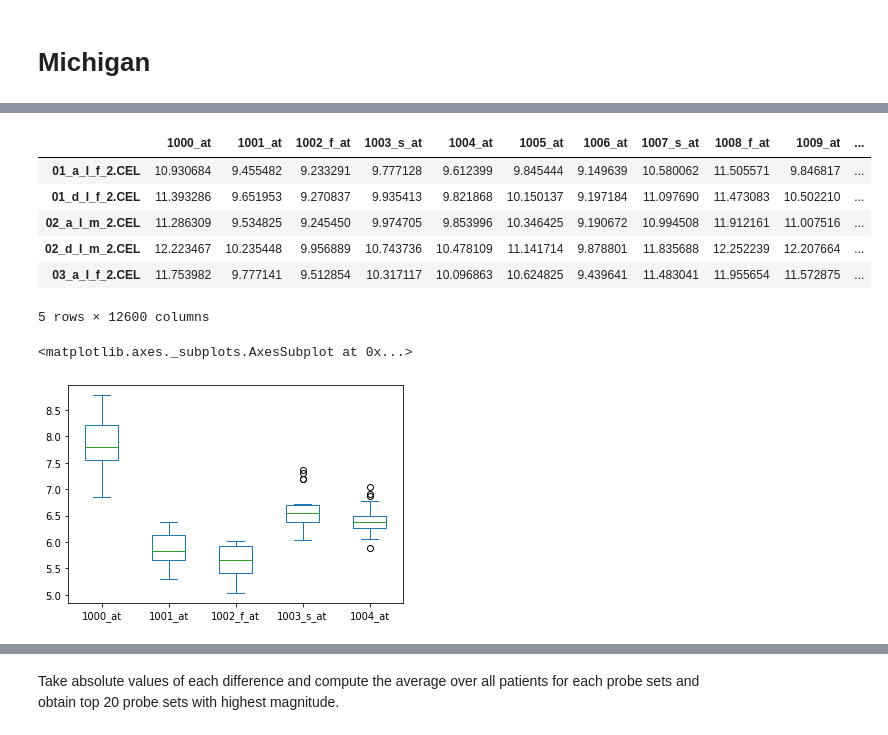
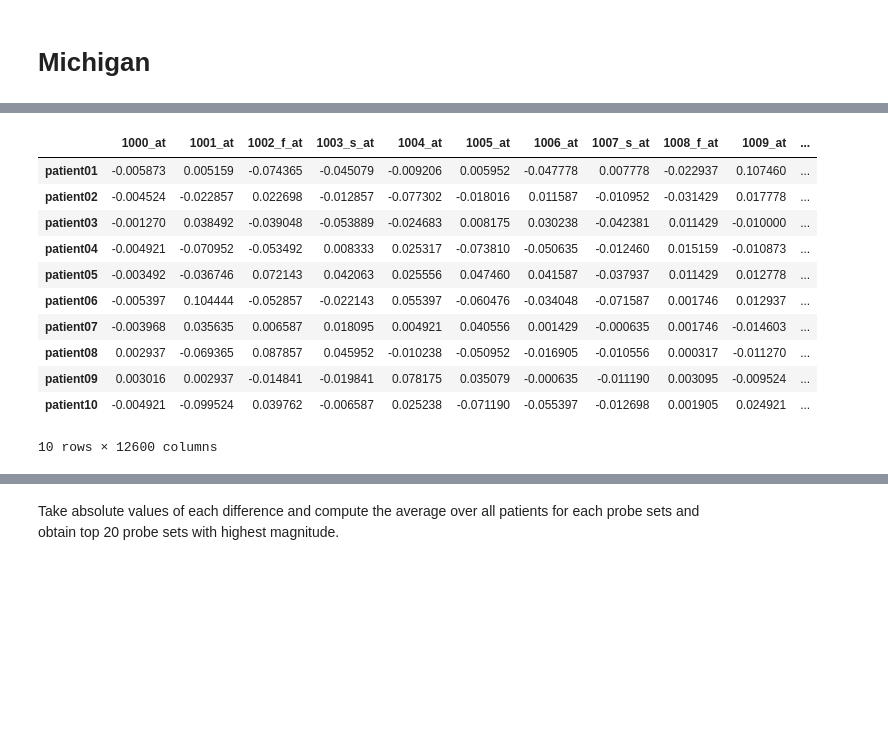
Before and after one commit to unique-subedi/604-gene-expression, a Jupyter notebook: Unique_gene_expression_master.ipynb, the cells around one changed output, grey strips where cells are left out. Cells and saved outputs as stored; diff of their text form; code cells hidden in the pictures; blank space fills up the shorter version.

```diff
--- a/Unique_gene_expression_master.ipynb
+++ b/Unique_gene_expression_master.ipynb
@@ -59,4 +54,18 @@ samples.iloc[:20,:]
+# %%
+genes.at["AFFX-BioDn-3_at", 'chrom'] = float("Nan")
+genes_control = genes[['AFFX' in s for s in genes.index]]
+genes_control = genes_control[['HUM' not in s for s in genes_control.index]]
+genes_control = genes_control[['hum' not in s for s in genes_control.index]]
+genes_bac_index = genes_control[genes_control.chrom.isnull() & genes_control.sym.isnull()].index
+# %%
+mean_bac_exp = expression[genes_bac_index].mean(axis=1)
+std_bac_exp = expression[genes_bac_index].std(axis=1)
+expression =  (expression - mean_bac_exp.values[:, None]).divide(std_bac_exp, axis=0)
 # %% [markdown]
 `michigan` dataset contains the measurements, done at University of Michigan lab, of anterior cortex and dorsolateral cortex for each patient.
 
 `michigan_diff` subtracts measurement of anterior cortex from the dorsolateral cortex for each patient.
+# %%
+for i in range(len(expression)):
+  ecdf = ECDF(expression.iloc[i, :].values)
+  expression.iloc[i, :] = ecdf(expression.iloc[i, :].values)
@@ -101,17 +99,20 @@ michigan[genes_c.index].iloc[:, -20:]
 # %%
 irvine = expression[(expression.index.str[5] == 'I') & (expression.index.str[3] != 'c') ]
-#irvine = irvine.sub(irvine[genes_c.index].iloc[:,-4:-1].mean(axis =1), axis = 0)
-irvine.head()
+#irvine = irvine.div(michigan.std(), axis ='columns')
+irvine_diff = irvine.diff().iloc[1::2,:]
+irvine_diff.index = "patient" + irvine_diff.index.str[:2]
+irvine_diff.head()
+irvine_diff
 # %% [output]
 |  | 1000_at | 1001_at | 1002_f_at | 1003_s_at | 1004_at | 1005_at | 1006_at | 1007_s_at | 1008_f_at | 1009_at | ... |
-| 01_a_I_f_2.CEL | 10.930684 | 9.455482 | 9.233291 | 9.777128 | 9.612399 | 9.845444 | 9.149639 | 10.580062 | 11.505571 | 9.846817 | ... |
-| 01_d_I_f_2.CEL | 11.393286 | 9.651953 | 9.270837 | 9.935413 | 9.821868 | 10.150137 | 9.197184 | 11.097690 | 11.473083 | 10.502210 | ... |
-| 02_a_I_m_2.CEL | 11.286309 | 9.534825 | 9.245450 | 9.974705 | 9.853996 | 10.346425 | 9.190672 | 10.994508 | 11.912161 | 11.007516 | ... |
-| 02_d_I_m_2.CEL | 12.223467 | 10.235448 | 9.956889 | 10.743736 | 10.478109 | 11.141714 | 9.878801 | 11.835688 | 12.252239 | 12.207664 | ... |
-| 03_a_I_f_2.CEL | 11.753982 | 9.777141 | 9.512854 | 10.317117 | 10.096863 | 10.624825 | 9.439641 | 11.483041 | 11.955654 | 11.572875 | ... |
+| patient01 | -0.005873 | 0.005159 | -0.074365 | -0.045079 | -0.009206 | 0.005952 | -0.047778 | 0.007778 | -0.022937 | 0.107460 | ... |
+| patient02 | -0.004524 | -0.022857 | 0.022698 | -0.012857 | -0.077302 | -0.018016 | 0.011587 | -0.010952 | -0.031429 | 0.017778 | ... |
+| patient03 | -0.001270 | 0.038492 | -0.039048 | -0.053889 | -0.024683 | 0.008175 | 0.030238 | -0.042381 | 0.011429 | -0.010000 | ... |
+| patient04 | -0.004921 | -0.070952 | -0.053492 | 0.008333 | 0.025317 | -0.073810 | -0.050635 | -0.012460 | 0.015159 | -0.010873 | ... |
+| patient05 | -0.003492 | -0.036746 | 0.072143 | 0.042063 | 0.025556 | 0.047460 | 0.041587 | -0.037937 | 0.011429 | 0.012778 | ... |
+| patient06 | -0.005397 | 0.104444 | -0.052857 | -0.022143 | 0.055397 | -0.060476 | -0.034048 | -0.071587 | 0.001746 | 0.012937 | ... |
+| patient07 | -0.003968 | 0.035635 | 0.006587 | 0.018095 | 0.004921 | 0.040556 | 0.001429 | -0.000635 | 0.001746 | -0.014603 | ... |
+| patient08 | 0.002937 | -0.069365 | 0.087857 | 0.045952 | -0.010238 | -0.050952 | -0.016905 | -0.010556 | 0.000317 | -0.011270 | ... |
+| patient09 | 0.003016 | 0.002937 | -0.014841 | -0.019841 | 0.078175 | 0.035079 | -0.000635 | -0.011190 | 0.003095 | -0.009524 | ... |
+| patient10 | -0.004921 | -0.099524 | 0.039762 | -0.006587 | 0.025238 | -0.071190 | -0.055397 | -0.012698 | 0.001905 | 0.024921 | ... |
-5 rows × 12600 columns
+10 rows × 12600 columns
-# %%
-michigan.iloc[:, :5].plot(kind = 'box')
-# %% [output]
-<matplotlib.axes._subplots.AxesSubplot at 0x...>
-[figure, removed]
```
Also changed, not shown: parts of 25 cells of this notebook.
